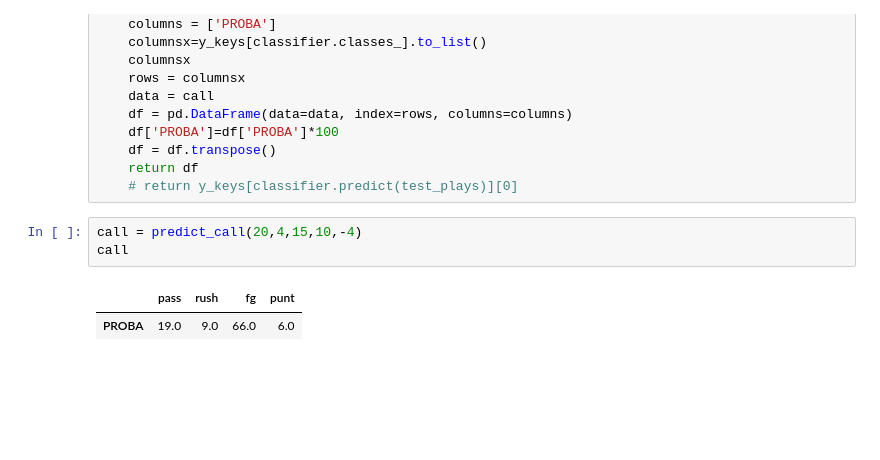
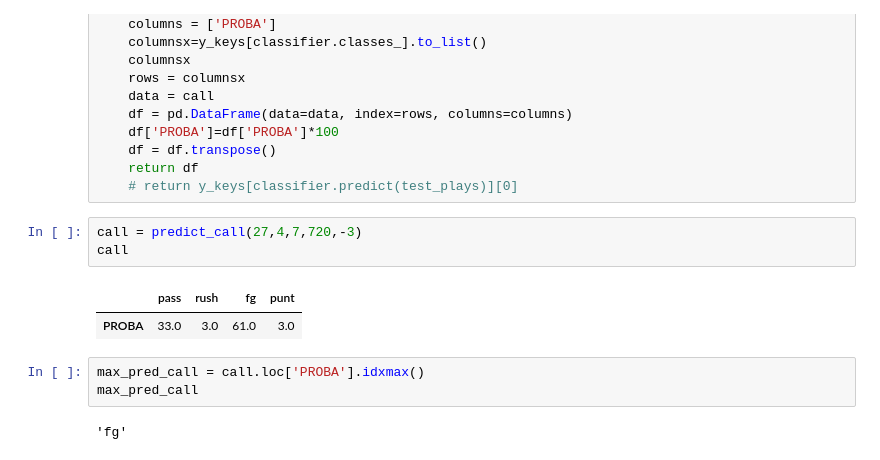
Before and after one commit to NickThomasCode/PythonProjects, a Jupyter notebook: cfbPlayPredictor/CFBD.ipynb, the cells around one changed output. Cells and saved outputs as stored; diff of their text form; blank space fills up the shorter version.

```diff
--- a/cfbPlayPredictor/CFBD.ipynb
+++ b/cfbPlayPredictor/CFBD.ipynb
@@ -437,8 +439,13 @@ def predict_call(yards, down, distance, seconds, margin):
     return df
     # return y_keys[classifier.predict(test_plays)][0]
 # %%
-call = predict_call(20,4,15,10,-4)
+call = predict_call(27,4,7,720,-3)
 call
 # %% [output]
 |  | pass | rush | fg | punt |
-| PROBA | 19.0 | 9.0 | 66.0 | 6.0 |
+| PROBA | 33.0 | 3.0 | 61.0 | 3.0 |
+# %%
+max_pred_call = call.loc['PROBA'].idxmax()
+max_pred_call
+# %% [output]
+'fg'
```
Also changed, not shown: parts of 7 cells of this notebook, 6 other files.
